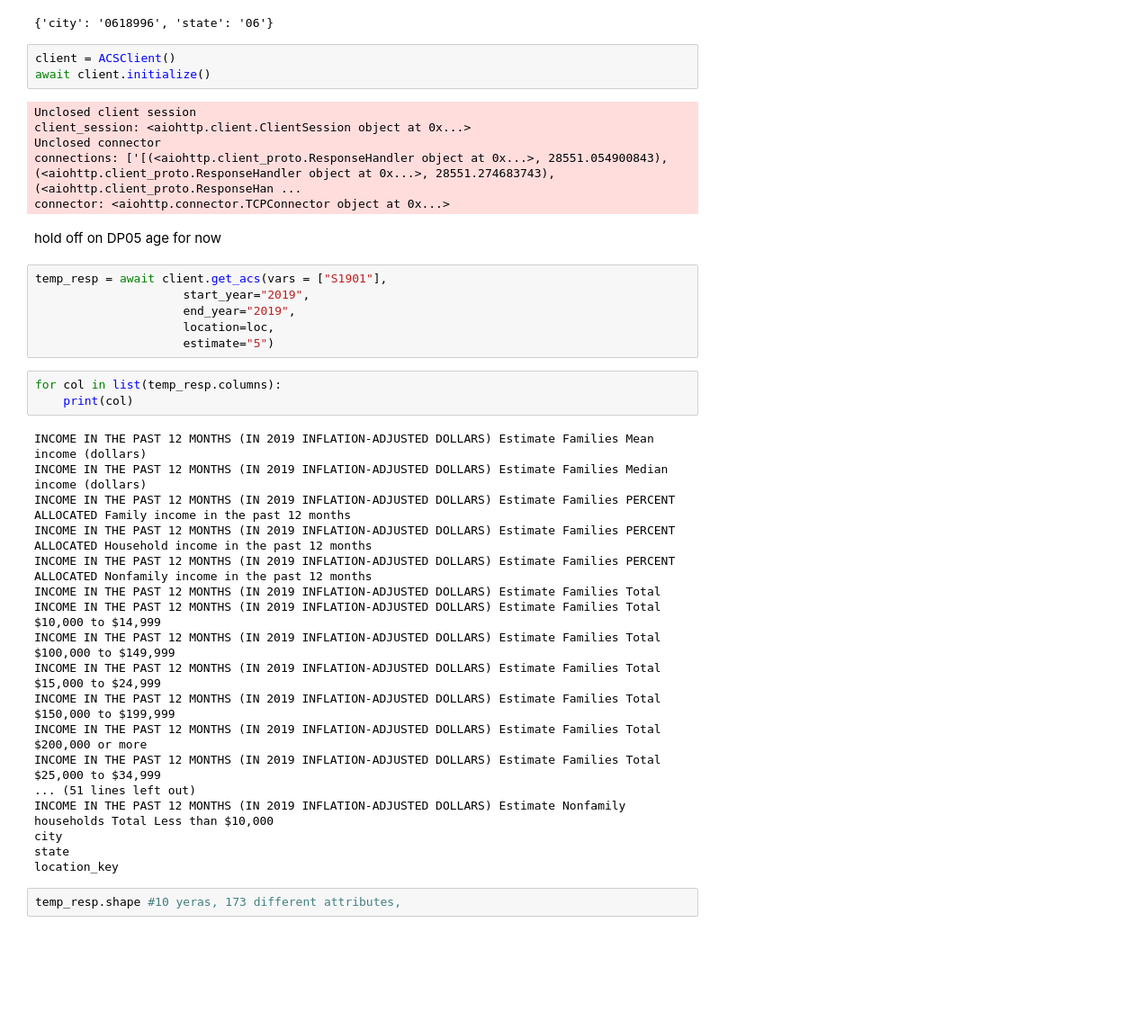
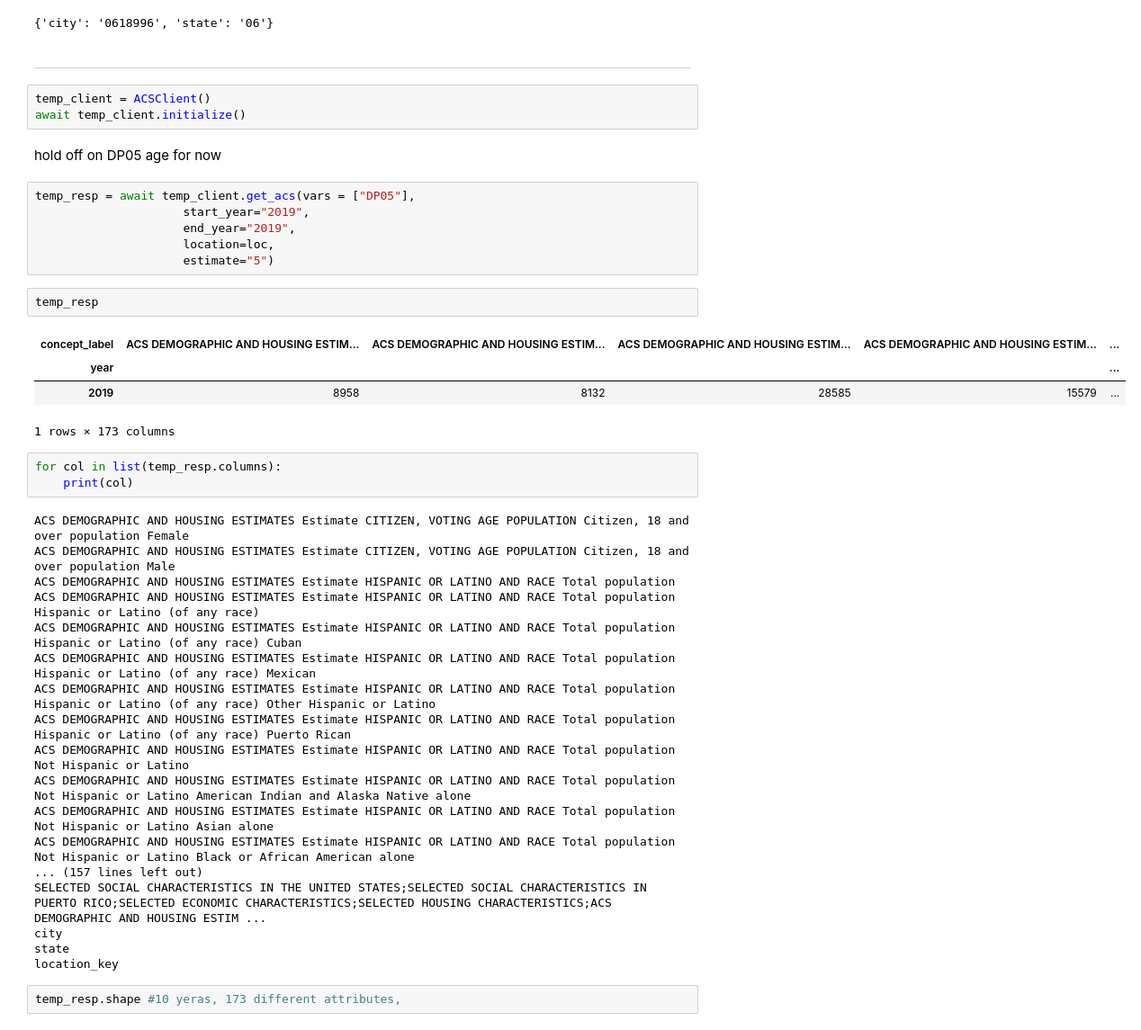
Before and after one commit to sophiahuangg/data-automation, a Jupyter notebook: plots/AaronX_Oct_4th.ipynb, the cells around one changed output. Shown at 90% size. Cells and saved outputs as stored; diff of their text form; blank space fills up the shorter version.

Commit message:
first ver. city report demographic and income

```diff
--- a/plots/AaronX_Oct_4th.ipynb
+++ b/plots/AaronX_Oct_4th.ipynb
@@ -81,41 +87,44 @@ namedict = fips2name(loc)
 name2fips(namedict)
 # %% [output]
 {'city': '0618996', 'state': '06'}
+# %% [markdown]
+----
 # %%
-client = ACSClient()
-await client.initialize()
+temp_client = ACSClient()
+await temp_client.initialize()
-# %% [output]
-Unclosed client session
-client_session: <aiohttp.client.ClientSession object at 0x...>
-Unclosed connector
-connections: ['[(<aiohttp.client_proto.ResponseHandler object at 0x...>, 28551.054900843), (<aiohttp.client_proto.ResponseHandler object at 0x...>, 28551.274683743), (<aiohttp.client_proto.ResponseHan ...
-connector: <aiohttp.connector.TCPConnector object at 0x...>
 # %% [markdown]
 hold off on DP05 age for now
 # %%
-temp_resp = await client.get_acs(vars = ["S1901"],
+temp_resp = await temp_client.get_acs(vars = ["DP05"],
                      start_year="2019",
                      end_year="2019",
                      location=loc,
                      estimate="5")
+# %%
+temp_resp
+# %% [output]
+| concept_label | ACS DEMOGRAPHIC AND HOUSING ESTIM... | ACS DEMOGRAPHIC AND HOUSING ESTIM... | ACS DEMOGRAPHIC AND HOUSING ESTIM... | ACS DEMOGRAPHIC AND HOUSING ESTIM... | ... |
+| year |  |  |  |  | ... |
+| 2019 | 8958 | 8132 | 28585 | 15579 | ... |
+1 rows × 173 columns
 # %%
 for col in list(temp_resp.columns):
     print(col)
 # %% [output]
-INCOME IN THE PAST 12 MONTHS (IN 2019 INFLATION-ADJUSTED DOLLARS) Estimate Families Mean income (dollars)
-INCOME IN THE PAST 12 MONTHS (IN 2019 INFLATION-ADJUSTED DOLLARS) Estimate Families Median income (dollars)
-INCOME IN THE PAST 12 MONTHS (IN 2019 INFLATION-ADJUSTED DOLLARS) Estimate Families PERCENT ALLOCATED Family income in the past 12 months
-INCOME IN THE PAST 12 MONTHS (IN 2019 INFLATION-ADJUSTED DOLLARS) Estimate Families PERCENT ALLOCATED Household income in the past 12 months
-INCOME IN THE PAST 12 MONTHS (IN 2019 INFLATION-ADJUSTED DOLLARS) Estimate Families PERCENT ALLOCATED Nonfamily income in the past 12 months
-INCOME IN THE PAST 12 MONTHS (IN 2019 INFLATION-ADJUSTED DOLLARS) Estimate Families Total
-INCOME IN THE PAST 12 MONTHS (IN 2019 INFLATION-ADJUSTED DOLLARS) Estimate Families Total $10,000 to $14,999
-INCOME IN THE PAST 12 MONTHS (IN 2019 INFLATION-ADJUSTED DOLLARS) Estimate Families Total $100,000 to $149,999
-INCOME IN THE PAST 12 MONTHS (IN 2019 INFLATION-ADJUSTED DOLLARS) Estimate Families Total $15,000 to $24,999
-INCOME IN THE PAST 12 MONTHS (IN 2019 INFLATION-ADJUSTED DOLLARS) Estimate Families Total $150,000 to $199,999
-INCOME IN THE PAST 12 MONTHS (IN 2019 INFLATION-ADJUSTED DOLLARS) Estimate Families Total $200,000 or more
-INCOME IN THE PAST 12 MONTHS (IN 2019 INFLATION-ADJUSTED DOLLARS) Estimate Families Total $25,000 to $34,999
-... (51 lines left out)
-INCOME IN THE PAST 12 MONTHS (IN 2019 INFLATION-ADJUSTED DOLLARS) Estimate Nonfamily households Total Less than $10,000
+ACS DEMOGRAPHIC AND HOUSING ESTIMATES Estimate CITIZEN, VOTING AGE POPULATION Citizen, 18 and over population Female
+ACS DEMOGRAPHIC AND HOUSING ESTIMATES Estimate CITIZEN, VOTING AGE POPULATION Citizen, 18 and over population Male
+ACS DEMOGRAPHIC AND HOUSING ESTIMATES Estimate HISPANIC OR LATINO AND RACE Total population
+ACS DEMOGRAPHIC AND HOUSING ESTIMATES Estimate HISPANIC OR LATINO AND RACE Total population Hispanic or Latino (of any race)
+ACS DEMOGRAPHIC AND HOUSING ESTIMATES Estimate HISPANIC OR LATINO AND RACE Total population Hispanic or Latino (of any race) Cuban
+ACS DEMOGRAPHIC AND HOUSING ESTIMATES Estimate HISPANIC OR LATINO AND RACE Total population Hispanic or Latino (of any race) Mexican
+ACS DEMOGRAPHIC AND HOUSING ESTIMATES Estimate HISPANIC OR LATINO AND RACE Total population Hispanic or Latino (of any race) Other Hispanic or Latino
+ACS DEMOGRAPHIC AND HOUSING ESTIMATES Estimate HISPANIC OR LATINO AND RACE Total population Hispanic or Latino (of any race) Puerto Rican
+ACS DEMOGRAPHIC AND HOUSING ESTIMATES Estimate HISPANIC OR LATINO AND RACE Total population Not Hispanic or Latino
+ACS DEMOGRAPHIC AND HOUSING ESTIMATES Estimate HISPANIC OR LATINO AND RACE Total population Not Hispanic or Latino American Indian and Alaska Native alone
+ACS DEMOGRAPHIC AND HOUSING ESTIMATES Estimate HISPANIC OR LATINO AND RACE Total population Not Hispanic or Latino Asian alone
+ACS DEMOGRAPHIC AND HOUSING ESTIMATES Estimate HISPANIC OR LATINO AND RACE Total population Not Hispanic or Latino Black or African American alone
+... (157 lines left out)
+SELECTED SOCIAL CHARACTERISTICS IN THE UNITED STATES;SELECTED SOCIAL CHARACTERISTICS IN PUERTO RICO;SELECTED ECONOMIC CHARACTERISTICS;SELECTED HOUSING CHARACTERISTICS;ACS DEMOGRAPHIC AND HOUSING ESTIM ...
 city
 state
 location_key
```
Also changed, not shown: parts of 1 cell of this notebook, 2 other files.
